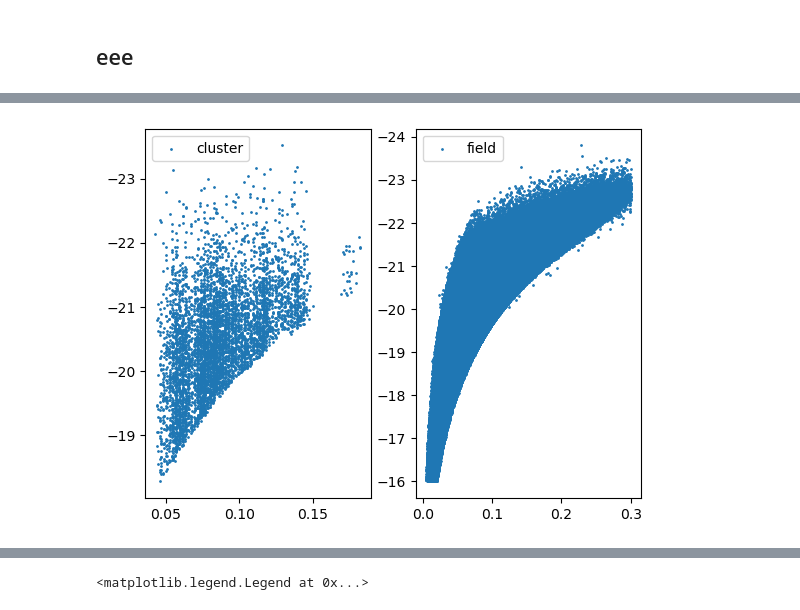
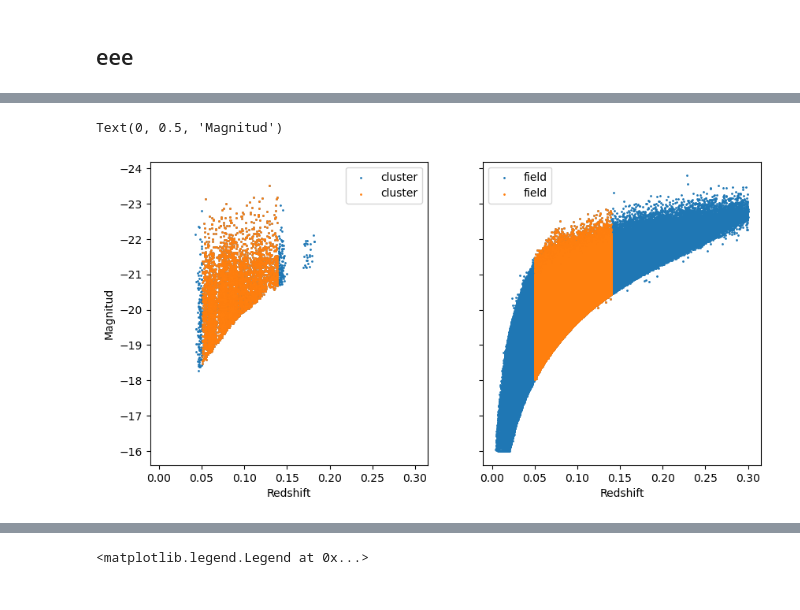
Before and after one commit to francaporaso/extragalactica, a Jupyter notebook: guia5/plots.ipynb, the cells around one changed output, grey strips where cells are left out. Saved outputs shown, nothing was run; the diff lists cells and outputs as text; code cells hidden in the pictures.

```diff
--- a/guia5/plots.ipynb
+++ b/guia5/plots.ipynb
@@ -120,7 +120,7 @@ for col, ax in zip(cols,axes.flatten()):
 |'bt'| (?) |
 |'ssfr'| tasa de formación estelar especifica [?]|
 # %%
-s[s3].query('Mhotgas != 99 and Mcoldgas != 99 and sfr!=99', inplace=True)
+semianalytic.query('Mhotgas != 99 and Mcoldgas != 99 and sfr!=99', inplace=True)
 # %%
 fig, axes = plt.subplots(3,4, figsize=(10,10))
 cols = ['stellarmass','u','g','r','sfr','Mcoldgas','Mhotgas','Tau','OH','bt','ssfr']
@@ -137,10 +137,7 @@ for col, ax in zip(cols,axes.flatten()):
 
 fig, ax = plt.subplots()
 for name, sample in s.items():
-    try:
-        ax.hist(sample['z'], bins=25, density=True, histtype='step', label=name)
-    except KeyError:
-        continue
+    ax.hist(sample['z'], bins=25, density=True, histtype='step', label=name)
 ax.legend()
 #plt.semilogy()
 ax.set_xlabel('redshift')
@@ -149,0 +147,15 @@ Text(0.5, 0, 'redshift')
+# %%
+redshift_cut = 'z < 0.14 and z > 0.05'
+s_zcut = {}
+
+for k,v in s.items():
+    s_zcut[k] = v.query(redshift_cut)
+# %%
+# redshift distributions
+
+fig, ax = plt.subplots()
+for name, sample in s_zcut.items():
+    ax.hist(sample['z'], bins=25, density=True, histtype='step', label=name)
+ax.legend()
+#plt.semilogy()
+ax.set_xlabel('redshift')
@@ -150,8 +165,13 @@ Text(0.5, 0, 'redshift')
 # %%
-fig, axes = plt.subplots(1,2)
+fig, axes = plt.subplots(1,2, figsize=(10,5), sharex=True, sharey=True)
 for ax, sample in zip(axes.flatten(), [s1, s2]):
     ax.scatter(s[sample]['z'], s[sample]['Mr01'], s=1, label=sample)
-    ax.invert_yaxis()
+    ax.scatter(s_zcut[sample]['z'], s_zcut[sample]['Mr01'], s=1, label=sample)
     ax.legend()
+    ax.set_xlabel('Redshift')
+
+axes[0].invert_yaxis()
+axes[0].set_ylabel('Magnitud')
 # %% [output]
+Text(0, 0.5, 'Magnitud')
-[figure, old version]
+[figure, new version]
```
Also changed, not shown: parts of 15 cells of this notebook.
